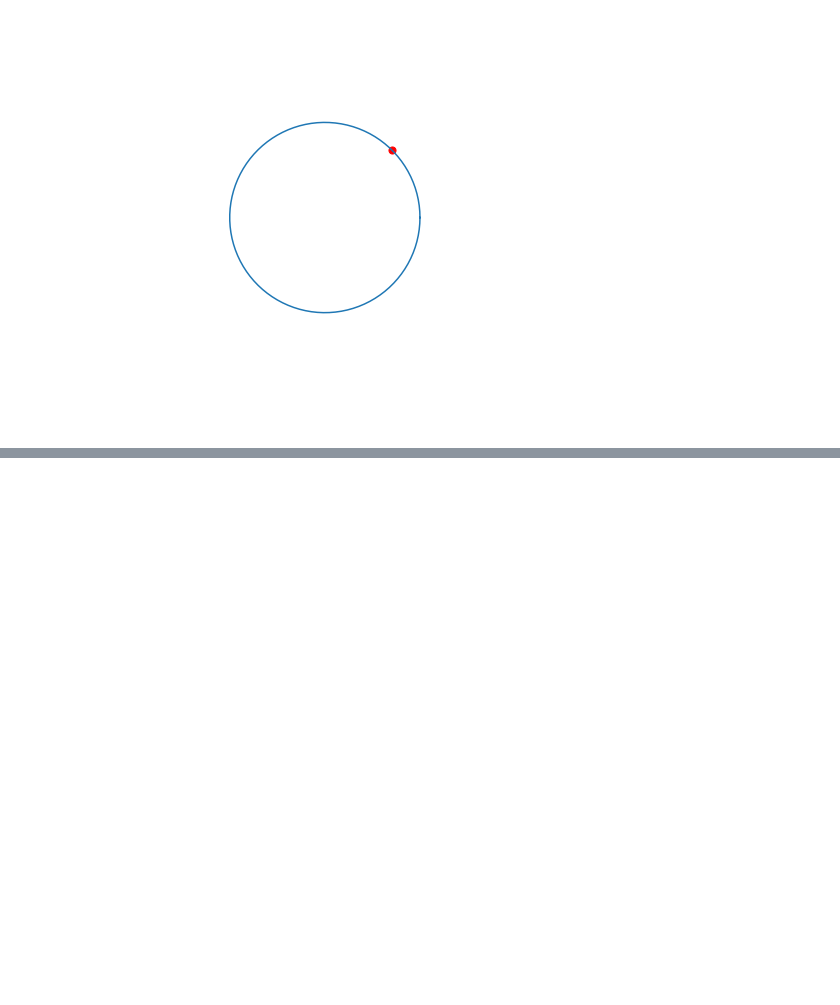
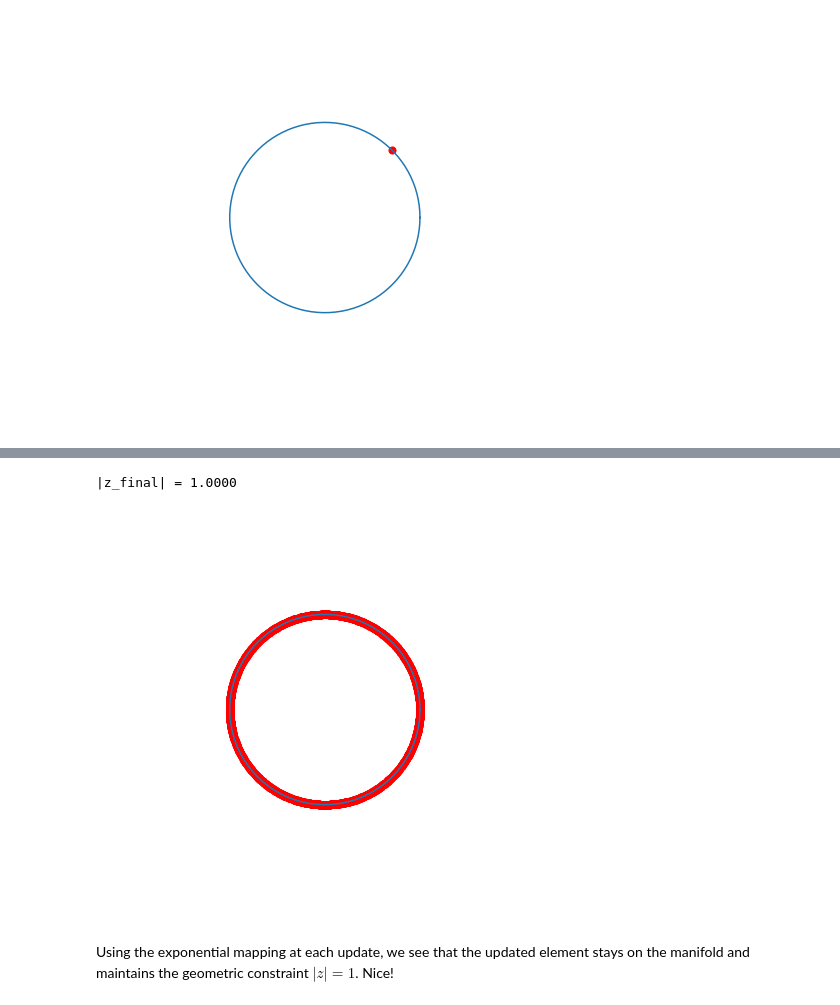
Before and after one commit to byu-magicc/lie_groups, a Jupyter notebook: Appendix-A-Lie-Group-Integrators.ipynb, the cells around one changed output, grey strips where cells are left out. Drawn from its saved outputs; the diff is of its cells as text; code cells hidden in the pictures; blank space fills up the shorter version.

```diff
--- a/Appendix-A-Lie-Group-Integrators.ipynb
+++ b/Appendix-A-Lie-Group-Integrators.ipynb
@@ -115,22 +253,25 @@ z.visualize(traj)
 # %%
 class S1(S1):
-    def lie_integration(self, w, Ts, secs=0):
+    def lie_integration_zoh(self, w, Ts, secs=0, **kwargs):
         # convert seconds to steps
         steps = int(secs/Ts)
 
         # Store trajectory
         trajectory = np.zeros((steps+1,), dtype=complex)
-        trajectory[0] = self.g
-
-        f = lambda t, g: 1j*w*g
+        trajectory[0] = self.z
 
         for i in range(steps):
-            t = i*Ts
-            k1 = f(t, self.g)
-            k2 = f(t + Ts/2, self.g + Ts/2*k1)
-            k3 = f(t + Ts/2, self.g + Ts/2*k2)
-            k4 = f(t + Ts  , self.g + Ts  *k3)
-            self.g += (Ts/6)*(k1 + 2*k2 + 2*k3 + k4)
-            trajectory[i+1] = self.g
+            self.z = self.z*np.exp(1j*w[i]*Ts)
+            trajectory[i+1] = self.z
 
         return trajectory
+# %%
+z = S1(theta=np.pi/4)
+traj = z.lie_integration_zoh(w, **P)
+print("|z_final| = {:.4f}".format(np.abs(traj[-1])))
+z.visualize(traj)
+# %% [output]
+|z_final| = 1.0000
+[figure, added]
+# %% [markdown]
+Using the exponential mapping at each update, we see that the updated element stays on the manifold and maintains the geometric constraint $|z|=1$. Nice!
```
Also changed, not shown: parts of 20 cells of this notebook.
